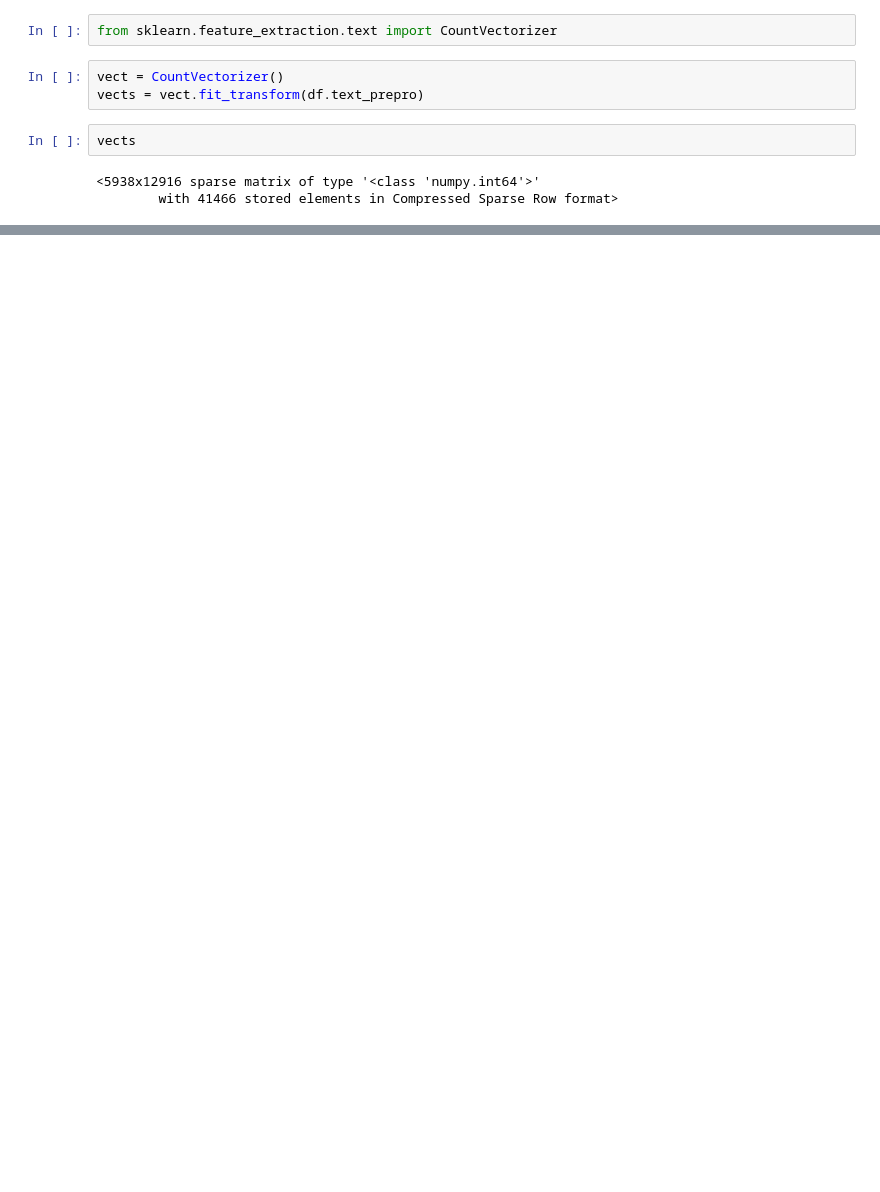
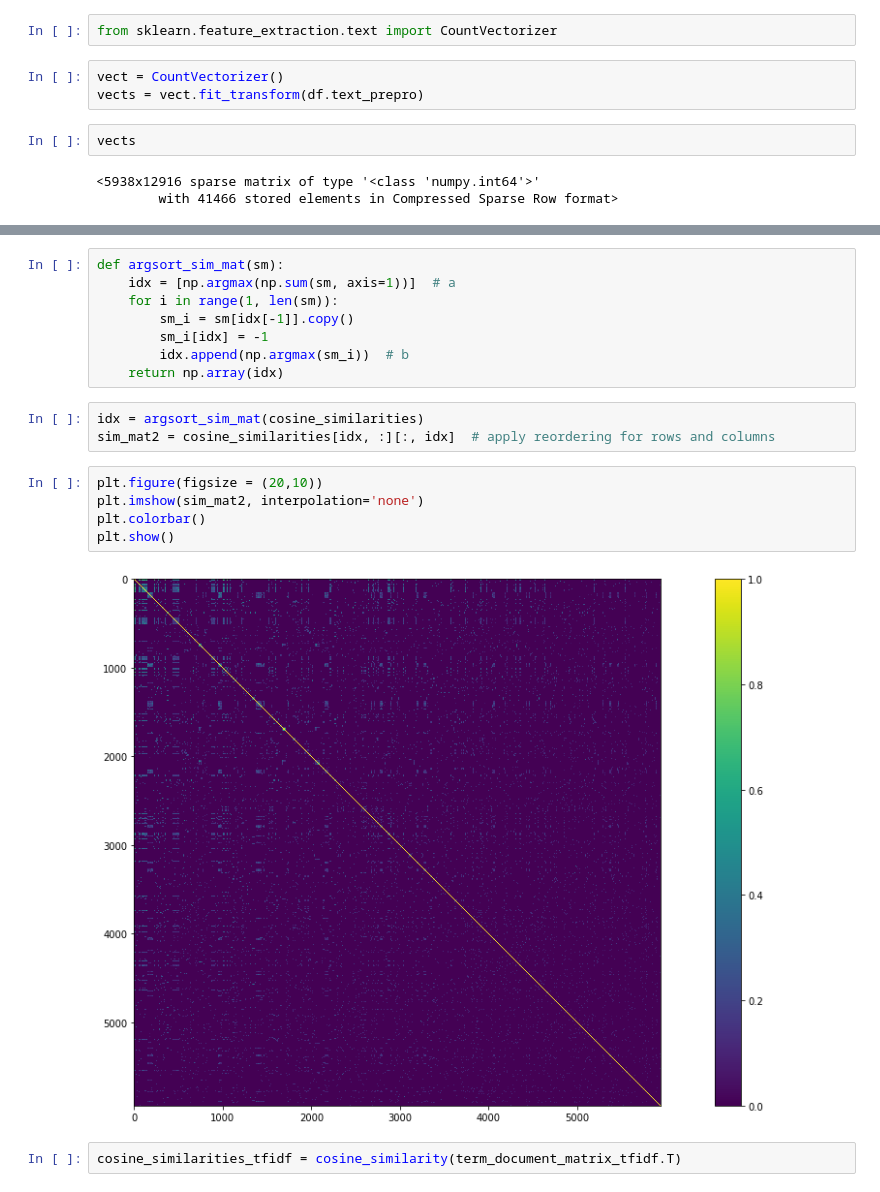
Before and after one commit to hsarmiento/MTI-455, a Jupyter notebook: notebooks/clase01.ipynb, the cells around one changed output, grey strips where cells are left out. Saved outputs shown, nothing was run; the diff lists cells and outputs as text; blank space fills up the shorter version.

```diff
--- a/notebooks/clase01.ipynb
+++ b/notebooks/clase01.ipynb
@@ -186,0 +242,20 @@ plana           0      1      0      0      0
+# %%
+def argsort_sim_mat(sm):
+    idx = [np.argmax(np.sum(sm, axis=1))]  # a
+    for i in range(1, len(sm)):
+        sm_i = sm[idx[-1]].copy()
+        sm_i[idx] = -1
+        idx.append(np.argmax(sm_i))  # b
+    return np.array(idx)
+# %%
+idx = argsort_sim_mat(cosine_similarities)
+sim_mat2 = cosine_similarities[idx, :][:, idx]  # apply reordering for rows and columns
+# %%
+plt.figure(figsize = (20,10))
+plt.imshow(sim_mat2, interpolation='none')
+plt.colorbar()
+plt.show()
+# %% [output]
+[figure, added]
+# %%
+cosine_similarities_tfidf = cosine_similarity(term_document_matrix_tfidf.T)
```
Also changed, not shown: parts of 43 cells of this notebook, 1 other file.
